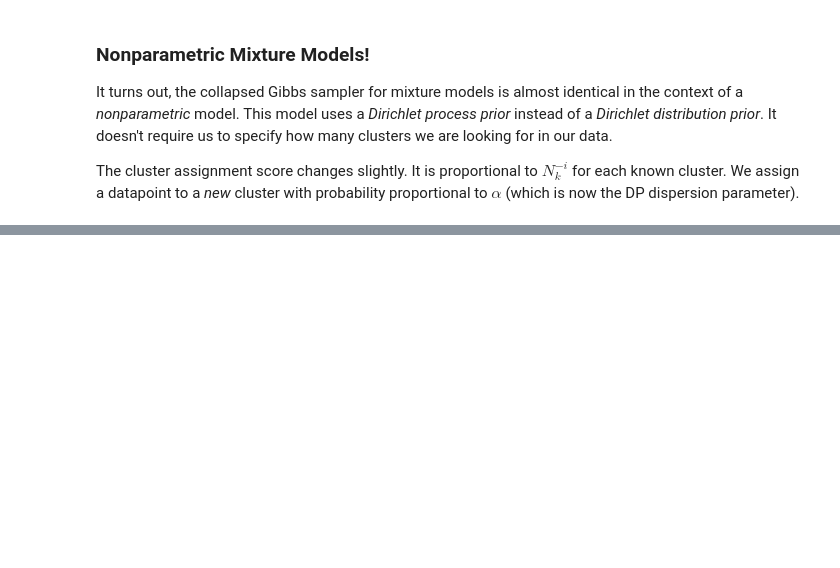
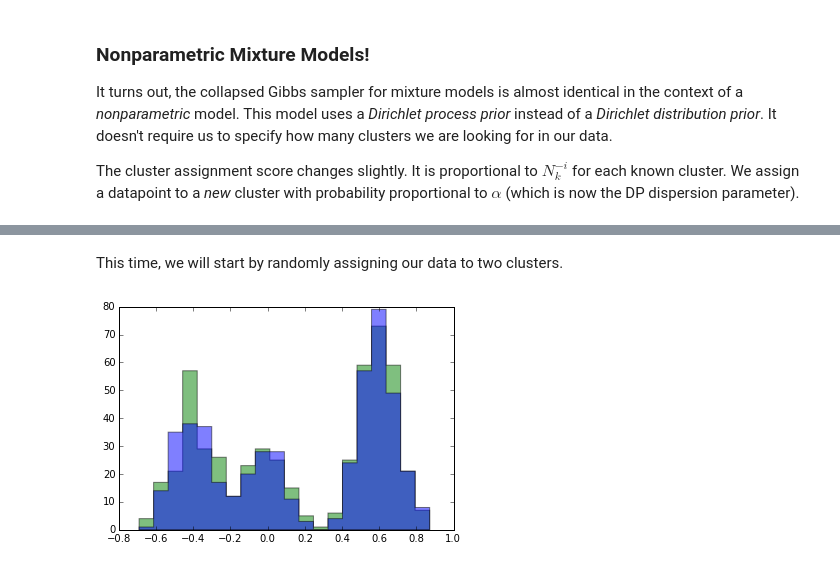
Before and after one commit to tdhopper/notes-on-dirichlet-processes, a Jupyter notebook: 2015-10-14-collapsed-gibbs-sampling-for-mixture-models.ipynb, the cells around one changed output, grey strips where cells are left out. Drawn from its saved outputs; the diff is of its cells as text; code cells hidden in the pictures; blank space fills up the shorter version.

```diff
--- a/2015-10-14-collapsed-gibbs-sampling-for-mixture-models.ipynb
+++ b/2015-10-14-collapsed-gibbs-sampling-for-mixture-models.ipynb
@@ -321,0 +347,7 @@ gibbs_step_dp(state)
+# %% [markdown]
+This time, we will start by randomly assigning our data to two clusters.
+# %%
+state = initial_state(num_clusters=2, alpha=0.1)
+plot_clusters(state)
+# %% [output]
+[figure, added]
```
Also changed, not shown: parts of 41 cells of this notebook, 1 other file.
